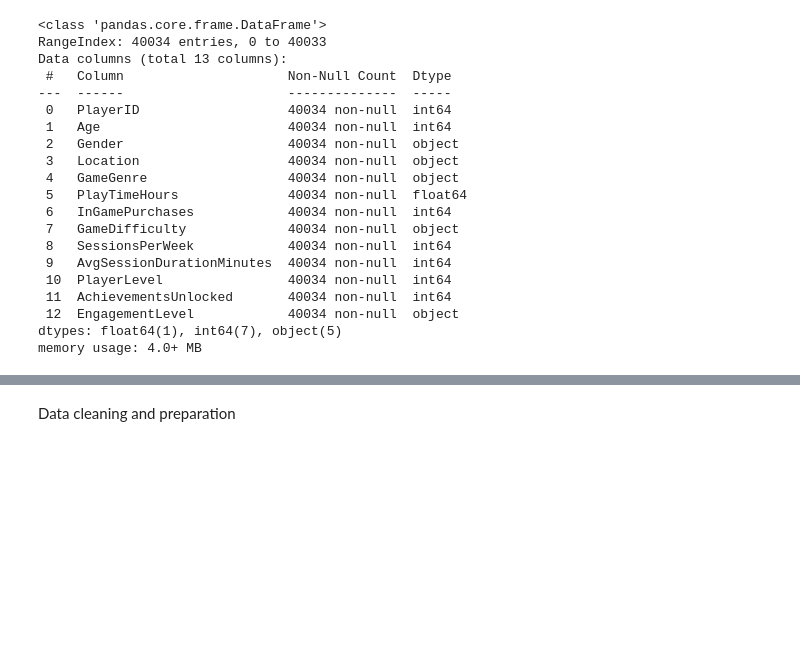
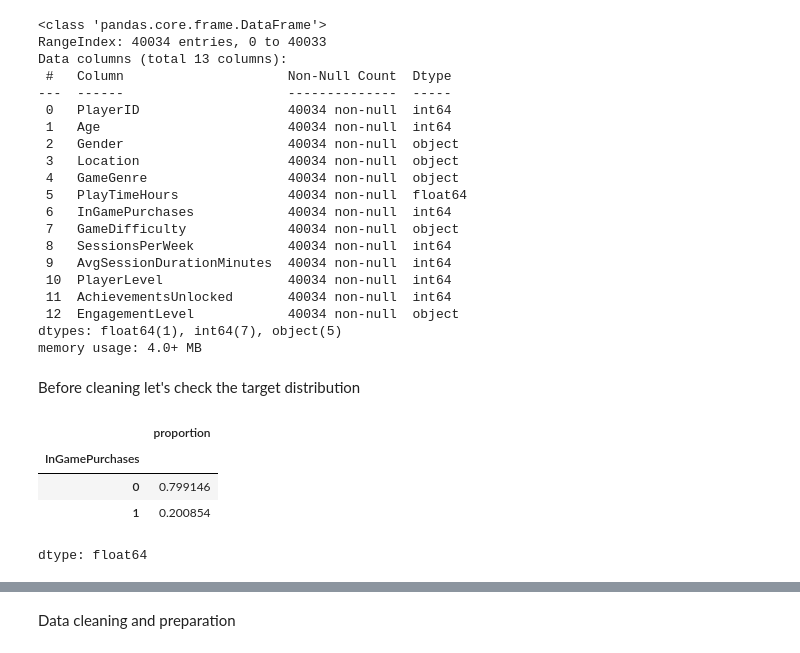
Before and after one commit to p4triko/Microtransaction-Prediction-IDS25, a Jupyter notebook: Project_B10_Predict_Microtransaction.ipynb, the cells around one changed output, grey strips where cells are left out. Cells and saved outputs as stored; diff of their text form; code cells hidden in the pictures; blank space fills up the shorter version.

```diff
--- a/Project_B10_Predict_Microtransaction.ipynb
+++ b/Project_B10_Predict_Microtransaction.ipynb
@@ -75,3 +75,14 @@ Data columns (total 13 columns):
  12  EngagementLevel            40034 non-null  object
 dtypes: float64(1), int64(7), object(5)
 memory usage: 4.0+ MB
+# %% [markdown]
+Before cleaning let's check the target distribution
+# %%
+target_column = "InGamePurchases"
+df[target_column].value_counts(normalize=True)
+# %% [output]
+|  | proportion |
+| InGamePurchases |  |
+| 0 | 0.799146 |
+| 1 | 0.200854 |
+dtype: float64
```
Also changed, not shown: parts of 7 cells of this notebook.
